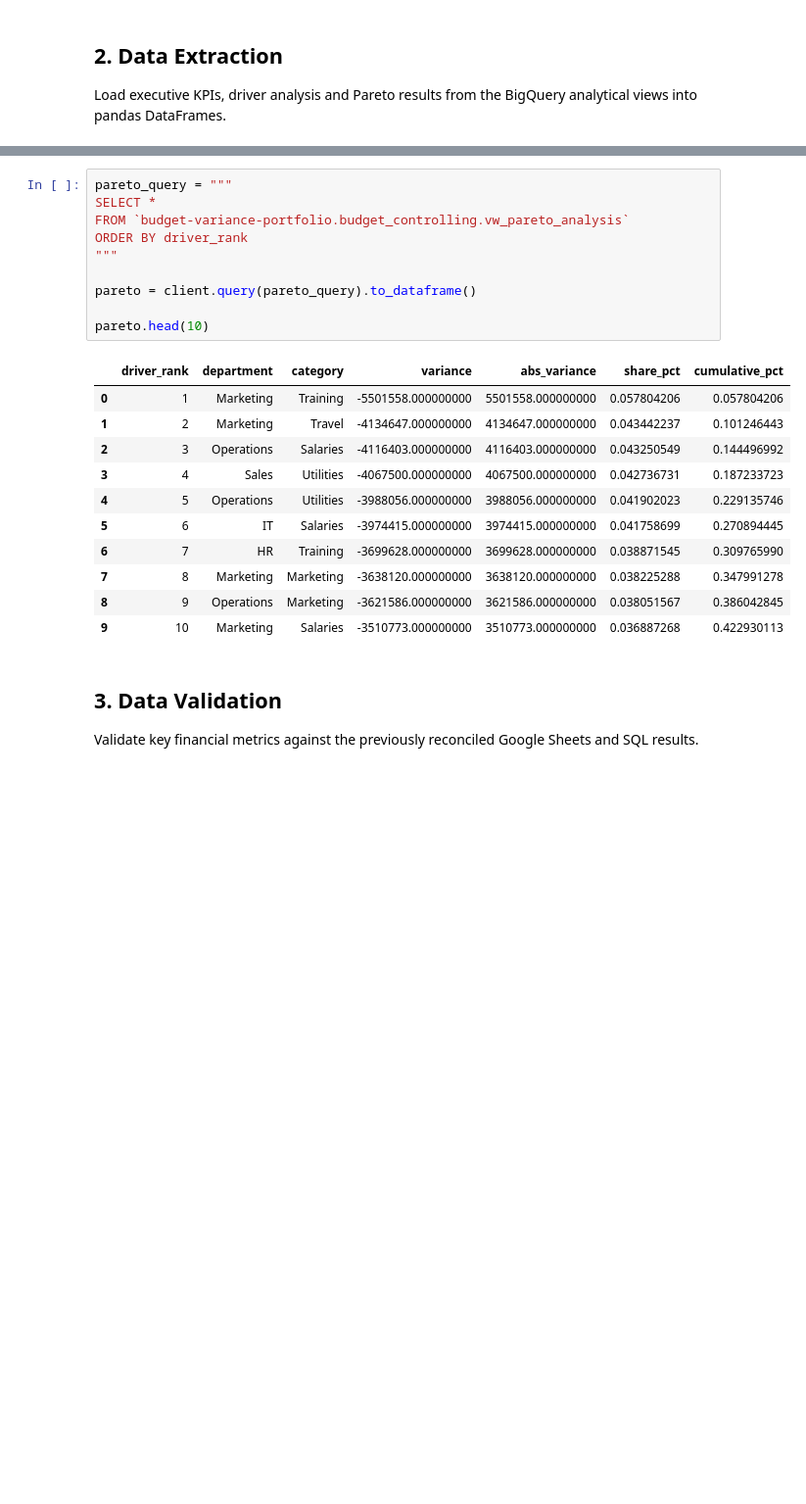
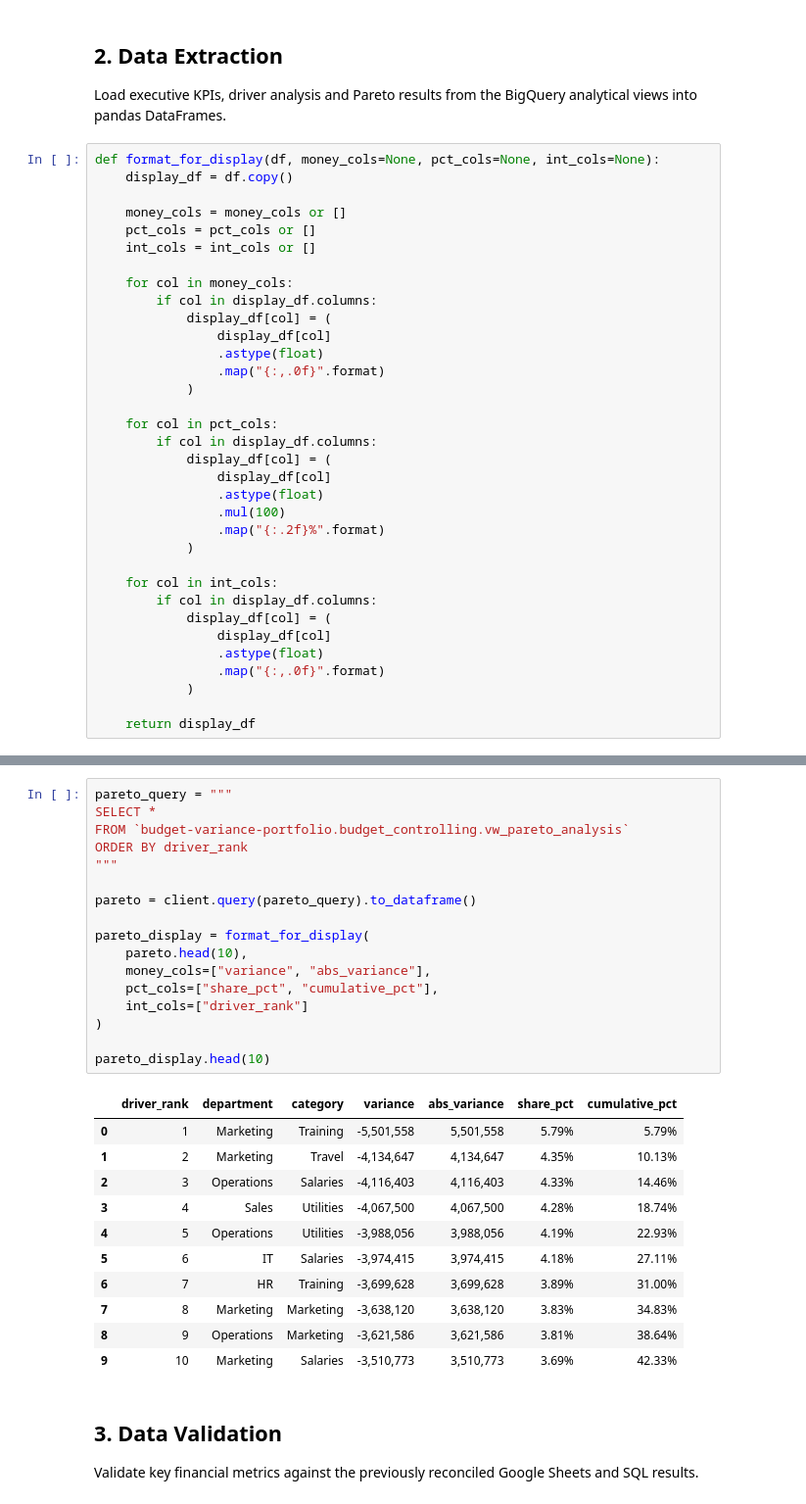
Before and after one commit to ivanablataric5/budget_variance_analysis, a Jupyter notebook: python/budget_variance_automation.ipynb, the cells around one changed output, grey strips where cells are left out. Shown at 98% size. Drawn from its saved outputs; the diff is of its cells as text; blank space fills up the shorter version.

```diff
--- a/python/budget_variance_automation.ipynb
+++ b/python/budget_variance_automation.ipynb
@@ -20,6 +20,40 @@ client = bigquery.Client(project=project_id)
 ## 2. Data Extraction
 Load executive KPIs, driver analysis and Pareto results from the
 BigQuery analytical views into pandas DataFrames.
+# %%
+def format_for_display(df, money_cols=None, pct_cols=None, int_cols=None):
+    display_df = df.copy()
+
+    money_cols = money_cols or []
+    pct_cols = pct_cols or []
+    int_cols = int_cols or []
+
+    for col in money_cols:
+        if col in display_df.columns:
+            display_df[col] = (
+                display_df[col]
+                .astype(float)
+                .map("{:,.0f}".format)
+            )
+
+    for col in pct_cols:
+        if col in display_df.columns:
+            display_df[col] = (
+                display_df[col]
+                .astype(float)
+                .mul(100)
+                .map("{:.2f}%".format)
+            )
+
+    for col in int_cols:
+        if col in display_df.columns:
+            display_df[col] = (
+                display_df[col]
+                .astype(float)
+                .map("{:,.0f}".format)
+            )
+
+    return display_df
 # %%
 query = """
 SELECT *
@@ -52,25 +100,32 @@ kpis
 # %%
 pareto_query = """
 SELECT *
 FROM `budget-variance-portfolio.budget_controlling.vw_pareto_analysis`
 ORDER BY driver_rank
 """
 
 pareto = client.query(pareto_query).to_dataframe()
 
-pareto.head(10)
+pareto_display = format_for_display(
+    pareto.head(10),
+    money_cols=["variance", "abs_variance"],
+    pct_cols=["share_pct", "cumulative_pct"],
+    int_cols=["driver_rank"]
+)
+
+pareto_display.head(10)
 # %% [output]
 |  | driver_rank | department | category | variance | abs_variance | share_pct | cumulative_pct |
-| 0 | 1 | Marketing | Training | -5501558.000000000 | 5501558.000000000 | 0.057804206 | 0.057804206 |
-| 1 | 2 | Marketing | Travel | -4134647.000000000 | 4134647.000000000 | 0.043442237 | 0.101246443 |
-| 2 | 3 | Operations | Salaries | -4116403.000000000 | 4116403.000000000 | 0.043250549 | 0.144496992 |
-| 3 | 4 | Sales | Utilities | -4067500.000000000 | 4067500.000000000 | 0.042736731 | 0.187233723 |
-| 4 | 5 | Operations | Utilities | -3988056.000000000 | 3988056.000000000 | 0.041902023 | 0.229135746 |
-| 5 | 6 | IT | Salaries | -3974415.000000000 | 3974415.000000000 | 0.041758699 | 0.270894445 |
-| 6 | 7 | HR | Training | -3699628.000000000 | 3699628.000000000 | 0.038871545 | 0.309765990 |
-| 7 | 8 | Marketing | Marketing | -3638120.000000000 | 3638120.000000000 | 0.038225288 | 0.347991278 |
-| 8 | 9 | Operations | Marketing | -3621586.000000000 | 3621586.000000000 | 0.038051567 | 0.386042845 |
-| 9 | 10 | Marketing | Salaries | -3510773.000000000 | 3510773.000000000 | 0.036887268 | 0.422930113 |
+| 0 | 1 | Marketing | Training | -5,501,558 | 5,501,558 | 5.79% | 5.79% |
+| 1 | 2 | Marketing | Travel | -4,134,647 | 4,134,647 | 4.35% | 10.13% |
+| 2 | 3 | Operations | Salaries | -4,116,403 | 4,116,403 | 4.33% | 14.46% |
+| 3 | 4 | Sales | Utilities | -4,067,500 | 4,067,500 | 4.28% | 18.74% |
+| 4 | 5 | Operations | Utilities | -3,988,056 | 3,988,056 | 4.19% | 22.93% |
+| 5 | 6 | IT | Salaries | -3,974,415 | 3,974,415 | 4.18% | 27.11% |
+| 6 | 7 | HR | Training | -3,699,628 | 3,699,628 | 3.89% | 31.00% |
+| 7 | 8 | Marketing | Marketing | -3,638,120 | 3,638,120 | 3.83% | 34.83% |
+| 8 | 9 | Operations | Marketing | -3,621,586 | 3,621,586 | 3.81% | 38.64% |
+| 9 | 10 | Marketing | Salaries | -3,510,773 | 3,510,773 | 3.69% | 42.33% |
 # %% [markdown]
 ## 3. Data Validation
 Validate key financial metrics against the previously reconciled
```
Also changed, not shown: parts of 5 cells of this notebook.
